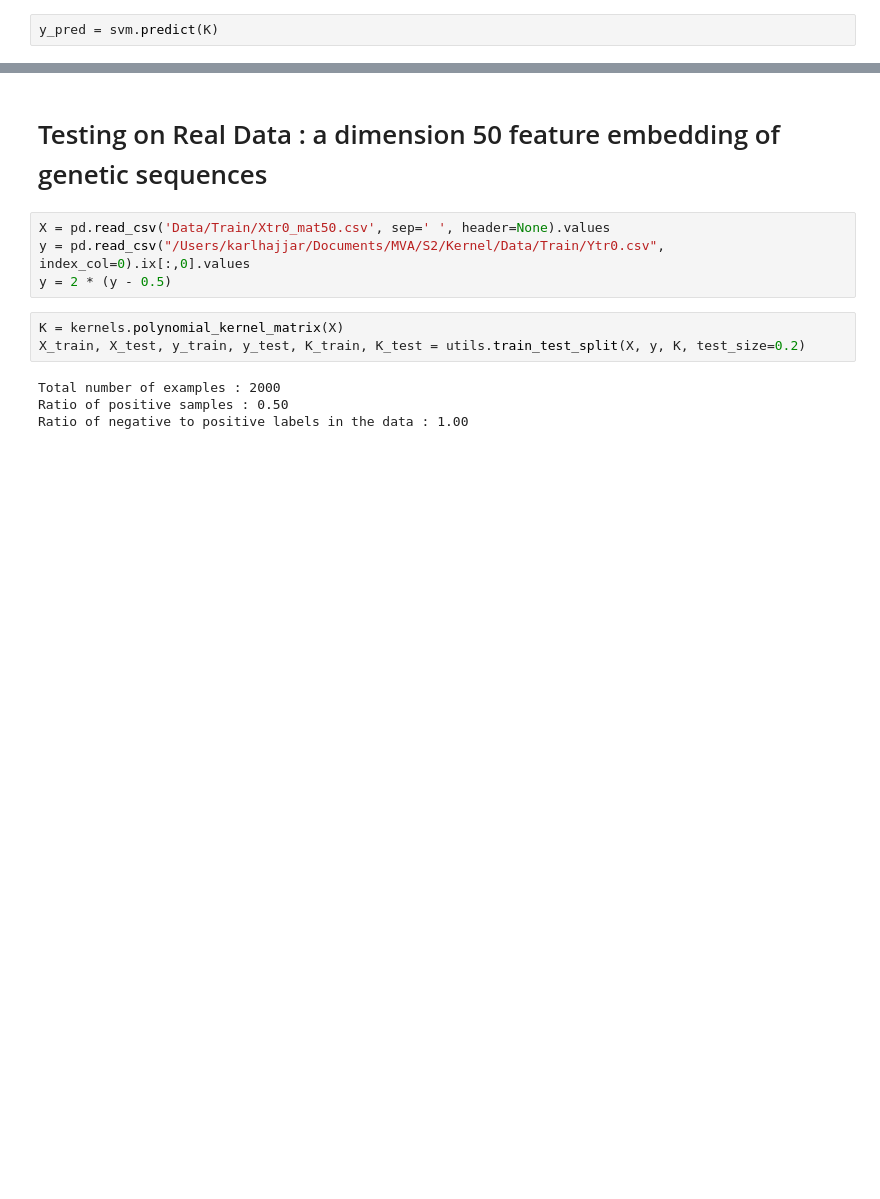
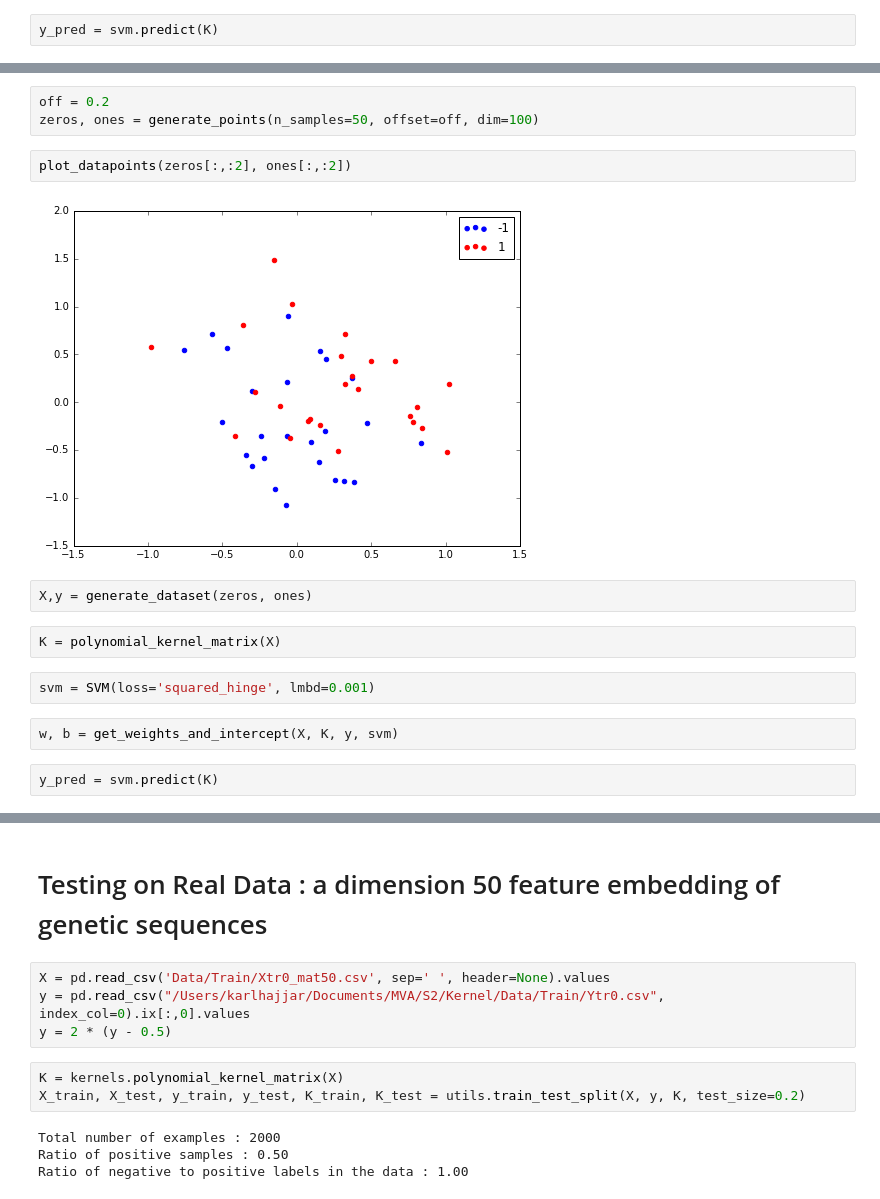
Before and after one commit to karl-hajjar/kernel-methods, a Jupyter notebook: Kernel_Presentation.ipynb, the cells around one changed output, grey strips where cells are left out. Cells and saved outputs as stored; diff of their text form; blank space fills up the shorter version.

```diff
--- a/Kernel_Presentation.ipynb
+++ b/Kernel_Presentation.ipynb
@@ -45,0 +56,17 @@ plot_predictions(X, y, y_pred, w, b)
+# %%
+off = 0.2
+zeros, ones = generate_points(n_samples=50, offset=off, dim=100)
+# %%
+plot_datapoints(zeros[:,:2], ones[:,:2])
+# %% [output]
+[figure, added]
+# %%
+X,y = generate_dataset(zeros, ones)
+# %%
+K = polynomial_kernel_matrix(X)
+# %%
+svm = SVM(loss='squared_hinge', lmbd=0.001)
+# %%
+w, b = get_weights_and_intercept(X, K, y, svm)
+# %%
+y_pred = svm.predict(K)
```
Also changed, not shown: parts of 19 cells of this notebook, 11 other files.
